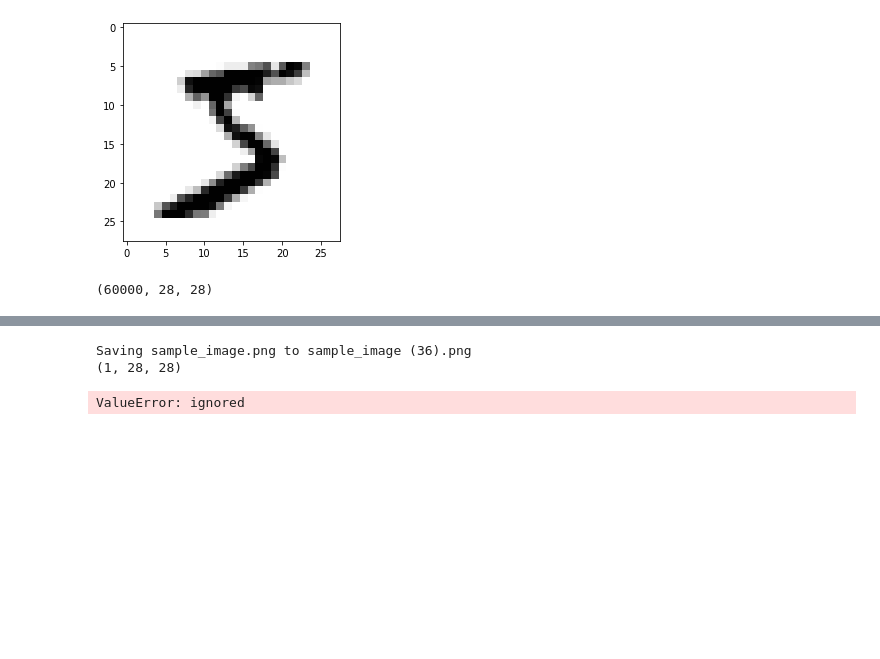
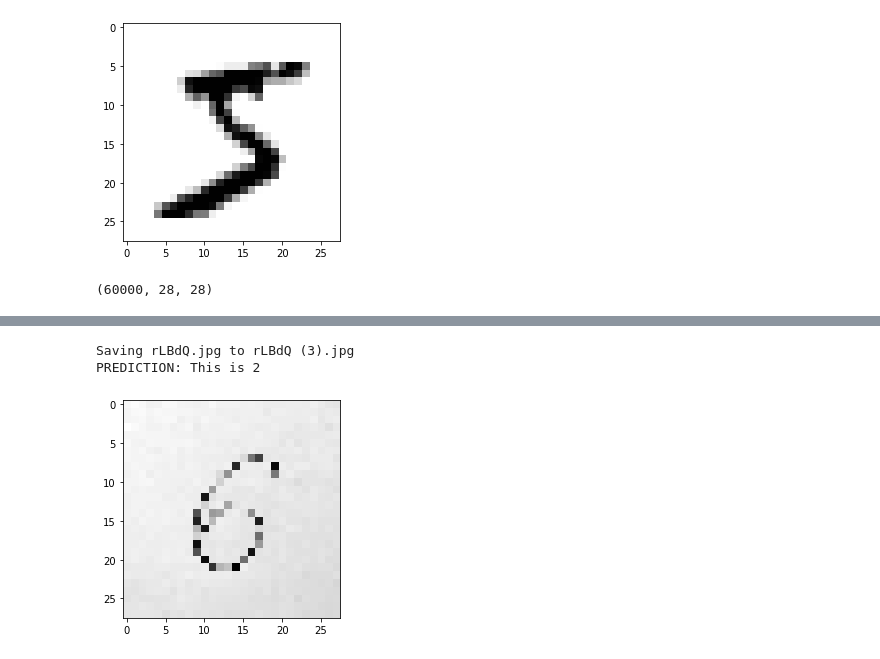
Before and after one commit to alexbrill/tf-train, a Jupyter notebook: mnist.ipynb, the cells around one changed output, grey strips where cells are left out. Drawn from its saved outputs; the diff is of its cells as text; code cells hidden in the pictures; blank space fills up the shorter version.

```diff
--- a/mnist.ipynb
+++ b/mnist.ipynb
@@ -42,2 +34,0 @@ model.compile(optimizer='adam', loss='categorical_crossentropy', metrics=['accur
-# %%
-model.fit(train_images, train_labels, epochs=5, batch_size=128)
@@ -56,3 +35,14 @@ Epoch 5/5
+# %%
+def build_model(opt='adam'):
+  model = Sequential()
+  model.add(Flatten())
+  model.add(Dense(28*28, activation='relu'))
+  model.add(Dense(28*28/2, activation='relu'))
+  model.add(Dense(10, activation='softmax'))
+
+  model.compile(optimizer='adam', loss='categorical_crossentropy', metrics=['accuracy'])
+
+  return model
 # %%
 model.summary()
 # %% [output]
@@ -78,0 +65,3 @@ test_acc: 0.9776999950408936
+# %%
+model = build_model()
+model.fit(train_images, train_labels, validation_data=(test_images, test_labels), epochs=10, batch_size=128)
@@ -78,0 +165,3 @@ test_acc: 0.9776999950408936
+# %%
+model = build_model('adamax')
+%time model.fit(train_images, train_labels, validation_data=(test_images, test_labels), epochs=9, batch_size=128)
@@ -79,26 +190,28 @@ test_acc: 0.9776999950408936
 # %%
 import numpy as np
 from google.colab import files
 from keras.preprocessing import image
 from skimage.color import rgb2gray
 
 uploaded = files.upload()
 
 for fn in uploaded.keys():
   path = '/content/' + fn
   img = image.load_img(path, target_size=(28, 28))
 
   x = image.img_to_array(img)
-  x = rgb2gray(x) / 255
+  x = 1 - (rgb2gray(x) / 255)
+
+  plt.imshow(x, cmap=plt.cm.binary)
+
   x = np.expand_dims(x, axis=0)
   x = np.vstack([x])
 
-  print(x.shape)
+  classes = model.predict(x)
 
-  classes = model.predict(images)
-  #print(classes)
+  print('PREDICTION: This is', np.argmax(classes))
 # %% [output]
 [interactive output not drawn]
-Saving sample_image.png to sample_image (36).png
-(1, 28, 28)
+Saving rLBdQ.jpg to rLBdQ (3).jpg
+PREDICTION: This is 2
-ValueError: ignored
+[figure, added]
```
Also changed, not shown: parts of 11 cells of this notebook.
